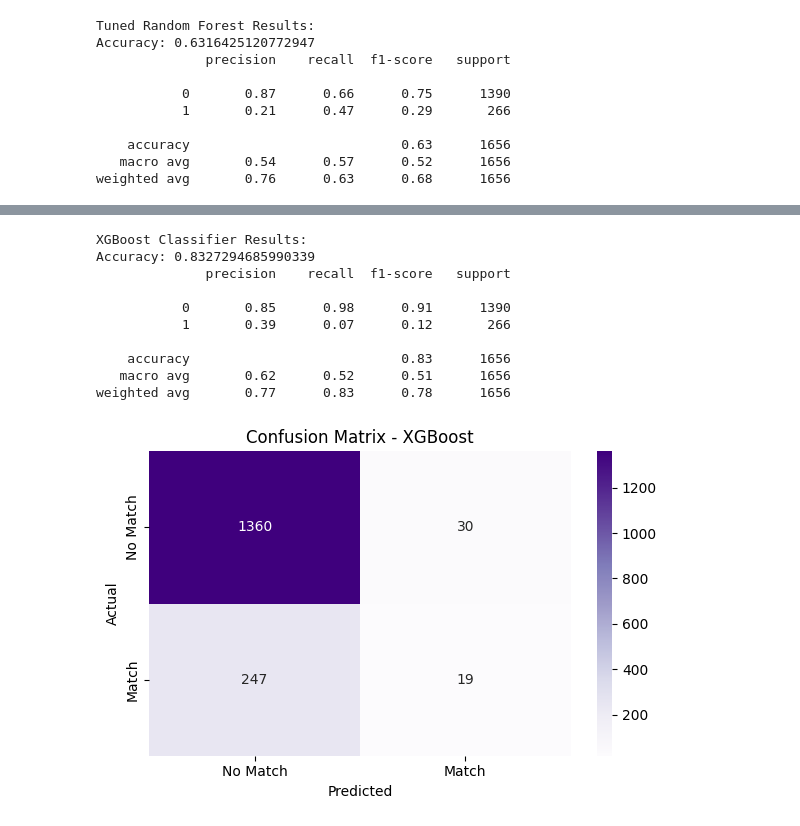
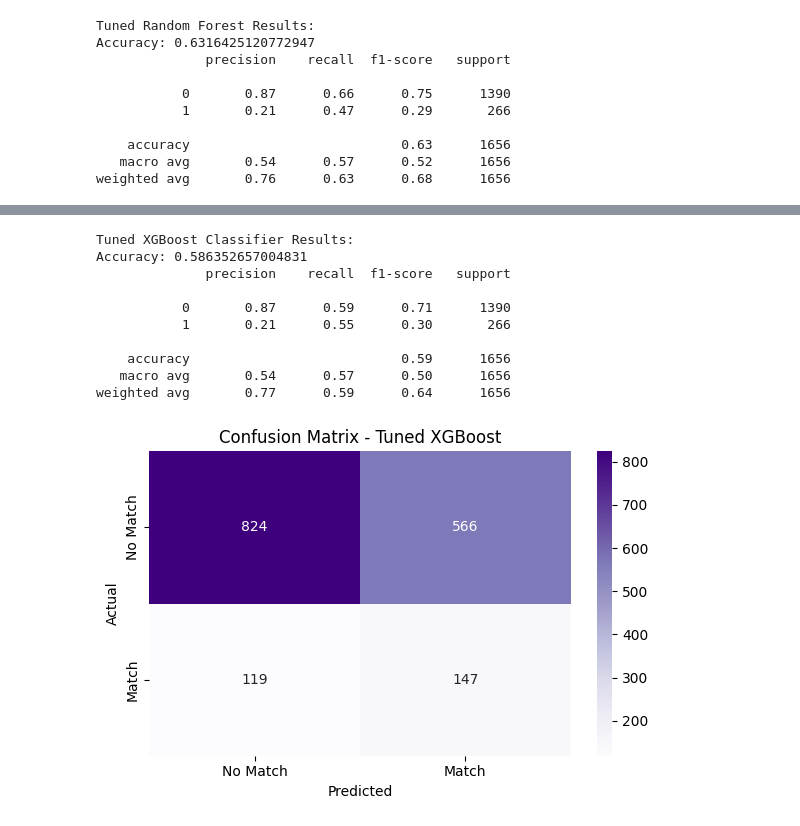
Before and after one commit to preawp/psych-of-selection, a Jupyter notebook: notebooks/modeling.ipynb, the cells around one changed output, grey strips where cells are left out. Saved outputs shown, nothing was run; the diff lists cells and outputs as text; code cells hidden in the pictures.

Commit message:
tune XGBoost

```diff
--- a/notebooks/modeling.ipynb
+++ b/notebooks/modeling.ipynb
@@ -174,41 +174,58 @@ Requirement already satisfied: scipy in /Users/pimpisutputtipongkawin/psych-of-s
 [notice] To update, run: pip install --upgrade pip
 Note: you may need to restart the kernel to use updated packages.
 # %%
+# We tuned XGBoost by adjusting tree depth, learning rate, and boosting
+# match class weight. After tuning, recall for matches improved
+# from 8% to 55%, and F1-score for matches improved from 0.12
+# to 0.30, with accuracy around 59%. This better matches our goal
+# of finding real matches, even at the cost of lower overall accuracy
+
 from xgboost import XGBClassifier
 from sklearn.metrics import classification_report, accuracy_score, confusion_matrix
 import seaborn as sns
 import matplotlib.pyplot as plt
 
-# Train XGBoost
-xgb = XGBClassifier(eval_metric='logloss', random_state=42)
+# Train a better-tuned XGBoost
+xgb = XGBClassifier(
+    eval_metric='logloss',
+    learning_rate=0.05,         # smaller step = slower but better learning
+    n_estimators=300,           # more trees
+    max_depth=3,                # shallow trees = less overfit
+    subsample=0.8,              # use 80% of data per tree (prevent overfitting)
+    colsample_bytree=0.8,       # use 80% of features per tree
+    scale_pos_weight=5,         # important: boost Match class (class 1) weight
+    random_state=42
+)
+
+# Fit
 xgb.fit(X_train, y_train)
 
 # Predict
 y_pred = xgb.predict(X_test)
 
 # Evaluate
-print("XGBoost Classifier Results:")
+print("Tuned XGBoost Classifier Results:")
 print("Accuracy:", accuracy_score(y_test, y_pred))
 print(classification_report(y_test, y_pred))
 
 # Confusion Matrix
 cm = confusion_matrix(y_test, y_pred)
 plt.figure(figsize=(6,4))
 sns.heatmap(cm, annot=True, fmt='d', cmap='Purples', xticklabels=['No Match', 'Match'], yticklabels=['No Match', 'Match'])
-plt.title("Confusion Matrix - XGBoost")
+plt.title("Confusion Matrix - Tuned XGBoost")
 plt.xlabel("Predicted")
 plt.ylabel("Actual")
 plt.tight_layout()
 plt.show()
 # %% [output]
-XGBoost Classifier Results:
-Accuracy: 0.8327294685990339
+Tuned XGBoost Classifier Results:
+Accuracy: 0.586352657004831
               precision    recall  f1-score   support
 
-           0       0.85      0.98      0.91      1390
-           1       0.39      0.07      0.12       266
+           0       0.87      0.59      0.71      1390
+           1       0.21      0.55      0.30       266
 
-    accuracy                           0.83      1656
-   macro avg       0.62      0.52      0.51      1656
-weighted avg       0.77      0.83      0.78      1656
+    accuracy                           0.59      1656
+   macro avg       0.54      0.57      0.50      1656
+weighted avg       0.77      0.59      0.64      1656
-[figure, old version]
+[figure, new version]
```
Also changed, not shown: parts of 1 cell of this notebook.
